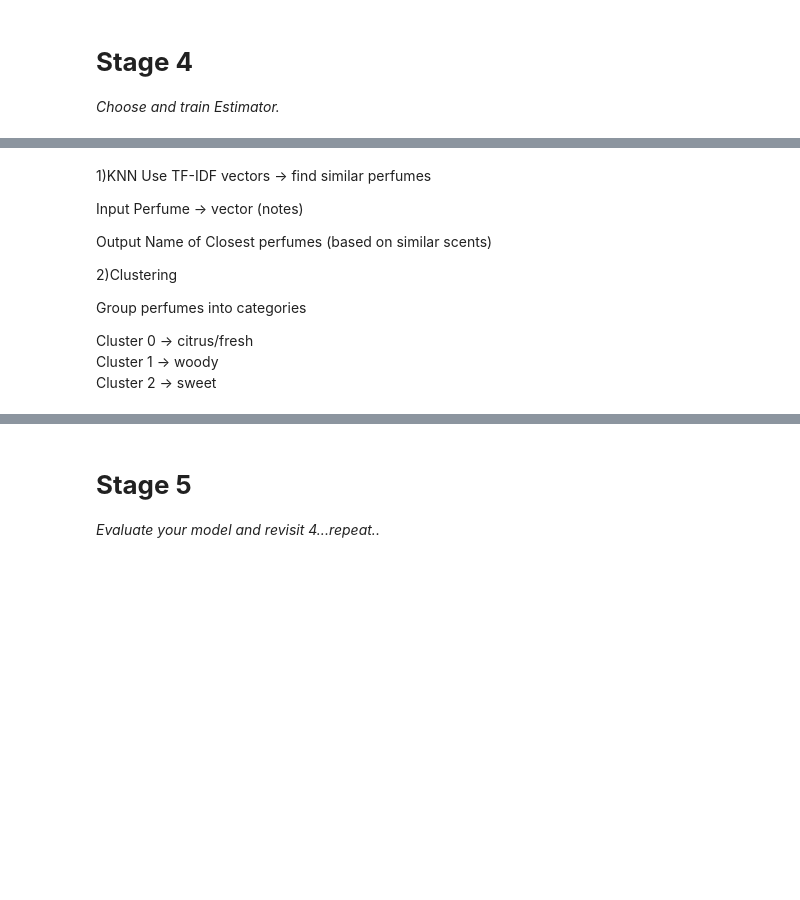
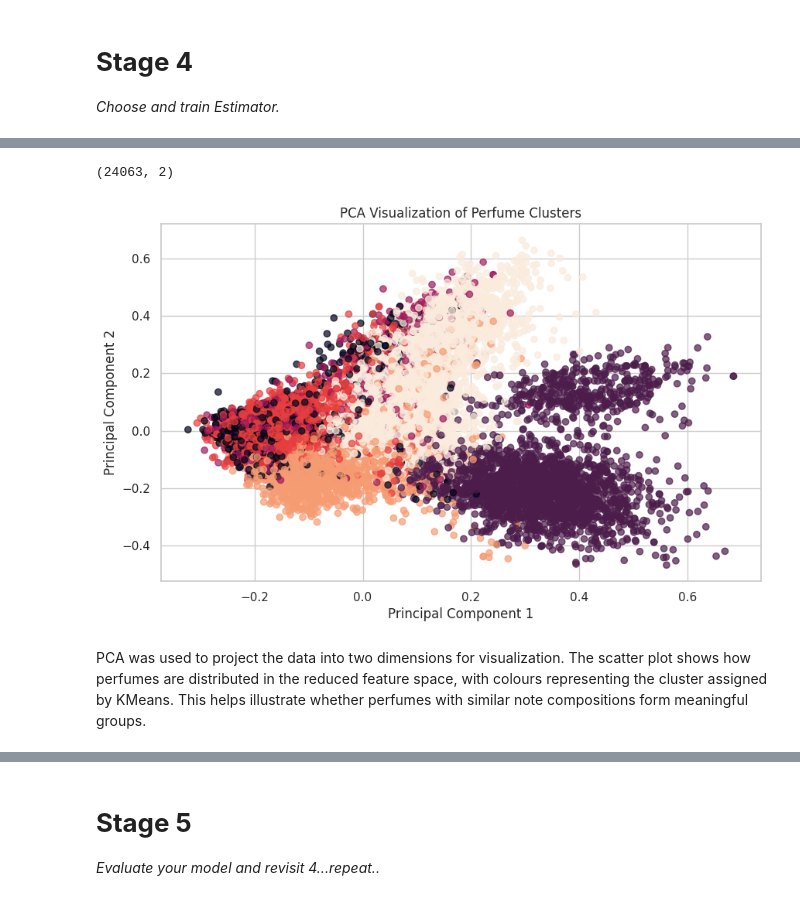
Before and after one commit to Oksana0020/perfumes, a Jupyter notebook: Project3_DataDrivenModel.ipynb, the cells around one changed output, grey strips where cells are left out. Cells and saved outputs as stored; diff of their text form; code cells hidden in the pictures; blank space fills up the shorter version.

Commit message:
Add PCA, justify perfume similarity task, add silhouette score.

```diff
--- a/Project3_DataDrivenModel.ipynb
+++ b/Project3_DataDrivenModel.ipynb
@@ -541,14 +550,28 @@ In this stage, K-Nearest Neighbours model will be used to identify similar perfu
-# %% [markdown]
-1)KNN Use TF-IDF vectors → find similar perfumes
-
-Input Perfume → vector (notes)
-
-Output Name of Closest perfumes (based on similar scents)
-
-2)Clustering
-
-Group perfumes into categories
-
-Cluster 0 → citrus/fresh
-Cluster 1 → woody
-Cluster 2 → sweet
+# %%
+X_notes = vectorizer.fit_transform(fragrance["all_notes"])
+# %%
+from sklearn.cluster import KMeans
+
+kmeans = KMeans(n_clusters=6, random_state=42)
+fragrance["cluster"] = kmeans.fit_predict(X_notes)
+# %%
+from sklearn.decomposition import PCA
+import matplotlib.pyplot as plt
+
+X_dense = X_notes.toarray()
+pca = PCA(n_components=2, random_state=42)
+X_pca2 = pca.fit_transform(X_dense)
+print(X_pca2.shape)
+# %% [output]
+(24063, 2)
+# %%
+plt.figure(figsize=(10, 6))
+plt.scatter(X_pca2[:, 0], X_pca2[:, 1], c=fragrance["cluster"], alpha=0.7)
+plt.title("PCA Visualization of Perfume Clusters")
+plt.xlabel("Principal Component 1")
+plt.ylabel("Principal Component 2")
+plt.show()
+# %% [output]
+[figure, added]
+# %% [markdown]
+PCA was used to project the data into two dimensions for visualization. The scatter plot shows how perfumes are distributed in the reduced feature space, with colours representing the cluster assigned by KMeans. This helps illustrate whether perfumes with similar note compositions form meaningful groups.
```
Also changed, not shown: parts of 10 cells of this notebook.
